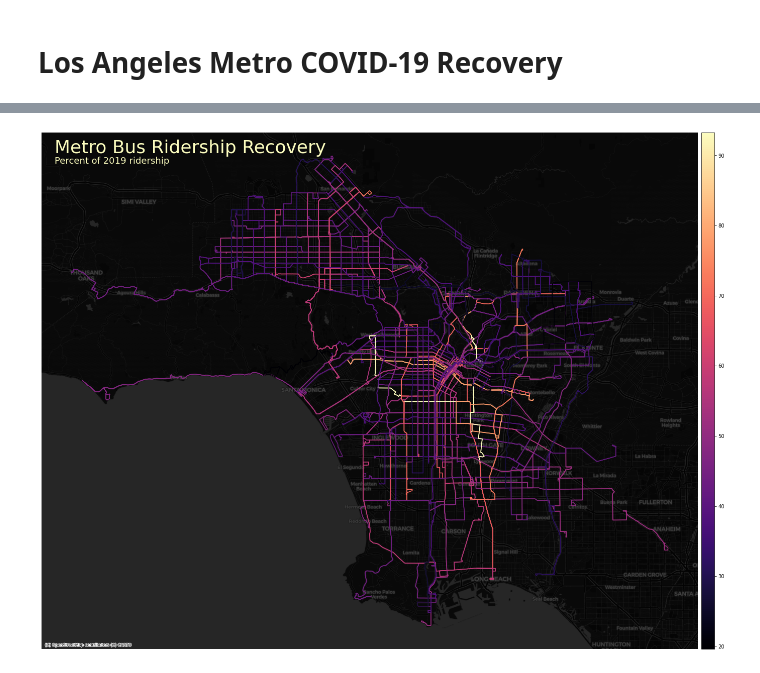
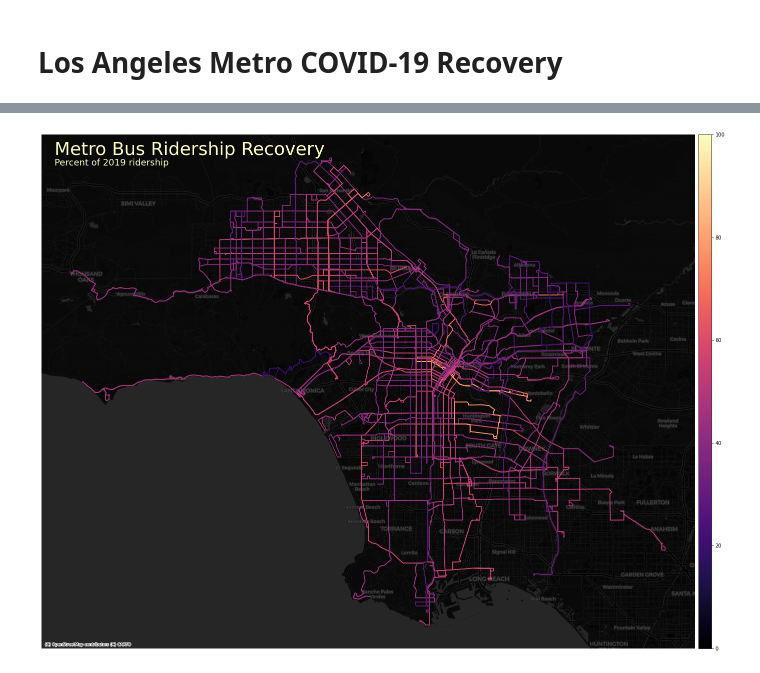
Before and after one commit to ian-r-rose/la-metro-ridership, a Jupyter notebook: metro-ridership-covid-recovery.ipynb, the cells around one changed output, grey strips where cells are left out. Saved outputs shown, nothing was run; the diff lists cells and outputs as text; code cells hidden in the pictures.

```diff
--- a/metro-ridership-covid-recovery.ipynb
+++ b/metro-ridership-covid-recovery.ipynb
@@ -104,28 +104,30 @@ metro_lines_recovery = bus_lines.merge(
 # %%
 # Plot population estimates with an accurate legend
 import matplotlib.pyplot as plt
 
 cmap = plt.get_cmap("magma")
 from mpl_toolkits.axes_grid1 import make_axes_locatable
 fig, ax = plt.subplots(figsize=(24,24))
 divider = make_axes_locatable(ax)
 cax = divider.append_axes("right", size="2%", pad=0.1)
 
 metro_lines_recovery.to_crs(epsg=3857).plot(
     figsize=(24,24),
     cmap=cmap,
     column=metro_lines_recovery.recovery * 100.,
     legend=True,
     ax=ax,
     cax=cax,
+    vmin =0.0,
+    vmax=100.0,
 )
 contextily.add_basemap(ax, source=contextily.providers.CartoDB.DarkMatter)
 ax.text(0.02, 0.96,"Metro Bus Ridership Recovery", color=cmap(1.0), fontsize=36, transform=ax.transAxes)
 ax.text(0.02, 0.94,"Percent of 2019 ridership", color=cmap(1.0), fontsize=18, transform=ax.transAxes)
 ax.set_axis_off()
 
 plt.close()
 fig.savefig("metro-recovery-map.png")
 fig
 # %% [output]
-[figure, old version]
+[figure, new version]
```
Also changed, not shown: parts of 2 cells of this notebook, 7 other files.
